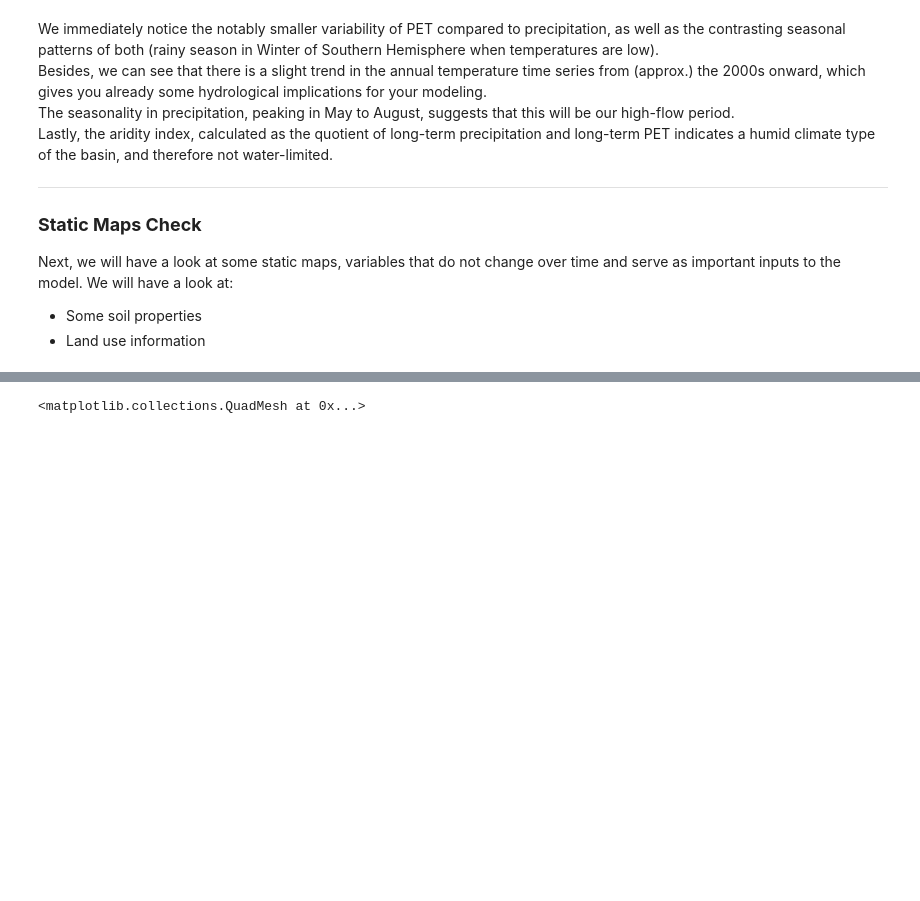
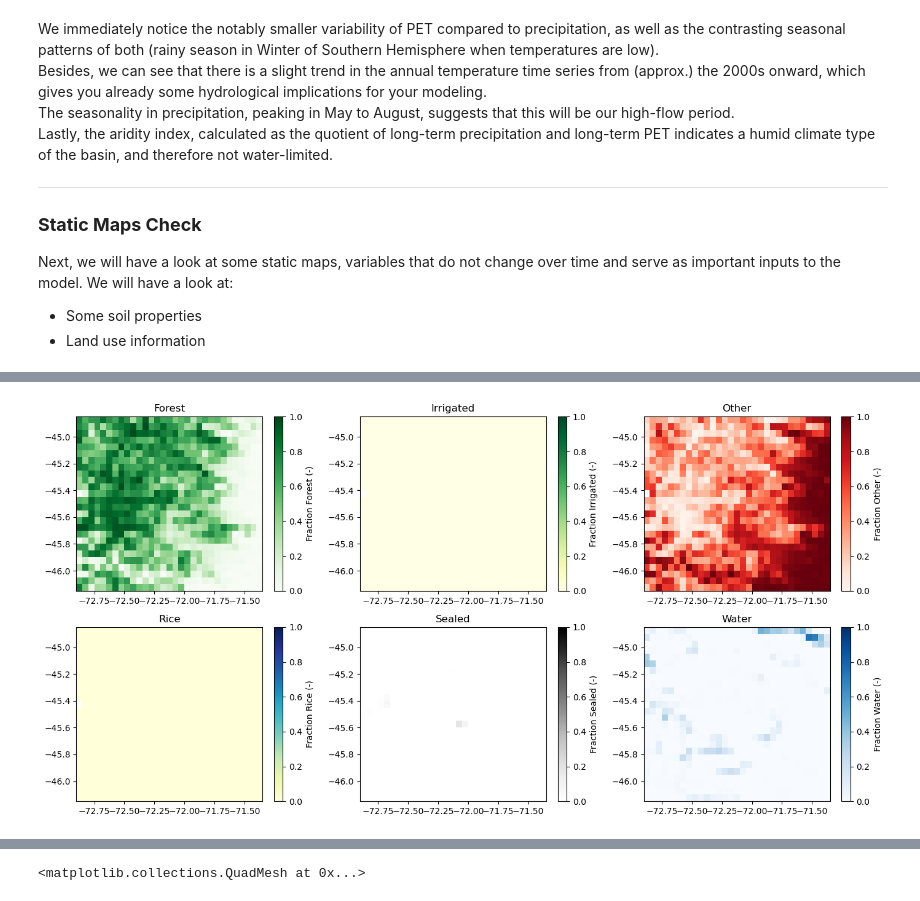
Before and after one commit to fuchsiger/lisflood_usecase_aisen, a Jupyter notebook: docs/0_Catchment.ipynb, the cells around one changed output, grey strips where cells are left out. Cells and saved outputs as stored; diff of their text form; code cells hidden in the pictures; blank space fills up the shorter version.

```diff
--- a/docs/0_Catchment.ipynb
+++ b/docs/0_Catchment.ipynb
@@ -197,0 +371,42 @@ We will have a look at:
+# %%
+# define paths
+path_model = Path('../maps')
+# define variables
+variables =  ['forest', 'irrigated', 'other', 'rice', 'sealed', 'water']
+land_use = {}
+for var in variables:
+    if var in(["other","irrigated"]):
+        suffix = "Global2_03min"
+    else:
+        suffix = "Global_03min"
+
+    da = xr.open_dataset(path_model / f'frac{var}_{suffix}.nc')
+    da.close()
+    land_use[var] = da
+
+# define colormaps
+cmaps = {
+    'forest':     'Greens',    # forest vegetation
+    'irrigated':  'YlGn',      # agriculture / crops
+    'rice':       'YlGnBu',    # wet agriculture (green → blue)
+    'water':      'Blues',     # water
+    'sealed':     'Greys',     # urban / impervious
+    'other':      'Reds',   # mixed / grass / range etc.
+}
+
+# plot
+fig, axes = plt.subplots(nrows=2, ncols=3, figsize=(14, 7))
+
+axes = axes.flatten()
+
+for ax, (name, ds) in zip(axes, land_use.items()):
+    da = ds.Band1  # Dataset → DataArray
+
+    da.plot(ax=ax, cmap = cmaps[name],vmin=0,vmax=1, cbar_kwargs={"label": f"Fraction {name.capitalize()} (-)"})
+
+    ax.set_title(name.capitalize())
+    ax.set_xlabel("")
+    ax.set_ylabel("")
+fig.tight_layout()
+# %% [output]
+[figure, added]
```
Also changed, not shown: parts of 9 cells of this notebook.
